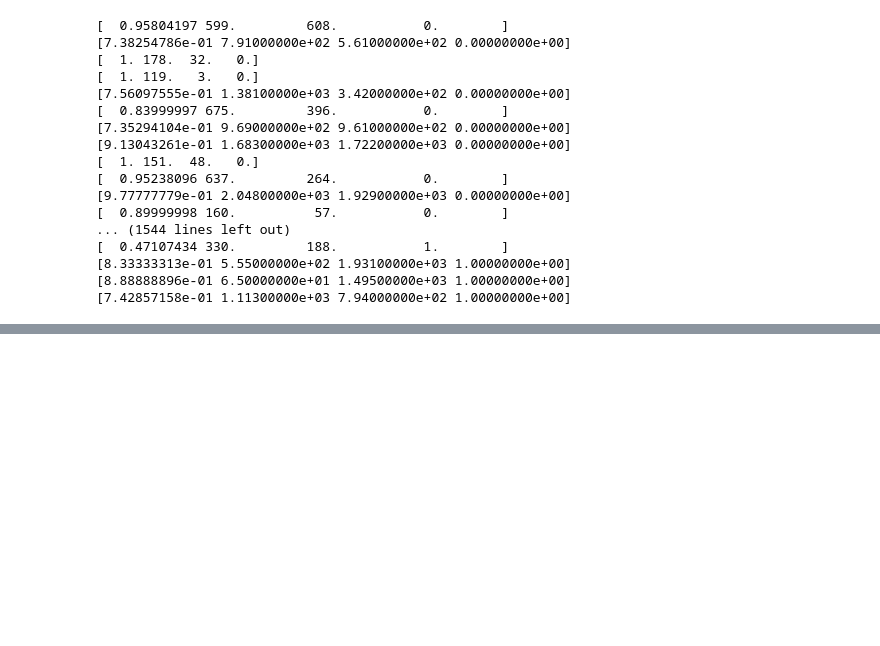
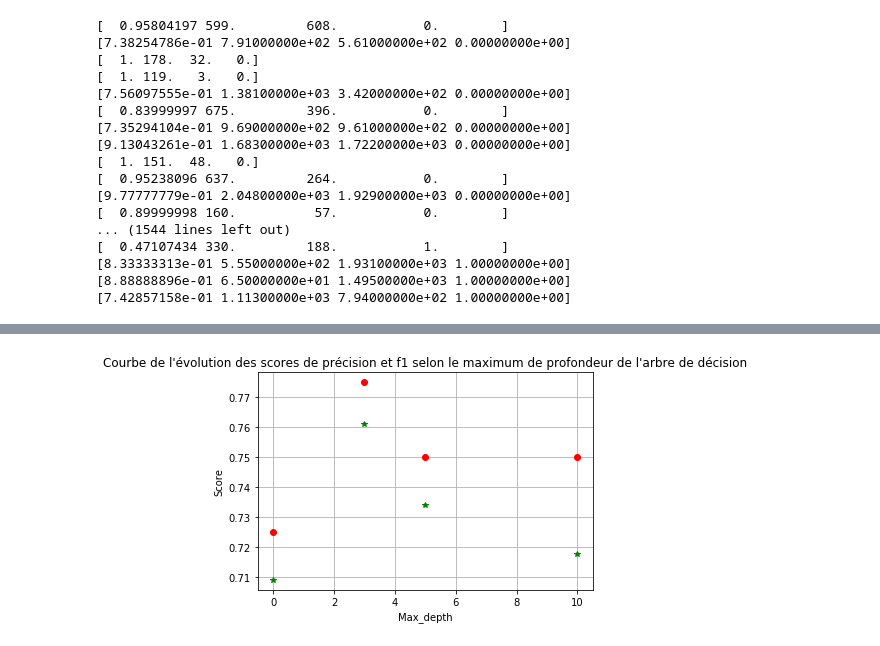
Before and after one commit to mat100payette/GTI770_Labo1, a Jupyter notebook: TP1.ipynb, the cells around one changed output, grey strips where cells are left out. Drawn from its saved outputs; the diff is of its cells as text; code cells hidden in the pictures; blank space fills up the shorter version.

```diff
--- a/TP1.ipynb
+++ b/TP1.ipynb
@@ -637,0 +791,60 @@ Références :
+# %%
+def scores_mean(array_scores):
+
+    size = len(array_scores)
+    subsize = len(array_scores[0])
+    array_mean = np.zeros(subsize, dtype=float)
+
+    for i in range(0, size):
+        for j in range(0, subsize):
+            array_mean[j] += array_scores[i][j]
+
+    for j in range(0, subsize):
+            array_mean[j] = array_mean[j] / size
+
+    return array_mean
+
+def concatenateWithoutTestPortion(full_array, index):
+    result_array = []
+    for i in range(0, len(full_array)):
+        if len(result_array) == 0:
+            result_array = full_array[i]
+        elif i != index :
+            result_array = np.concatenate((result_array, full_array[i]), axis=0)
+    return result_array
+
+def DecisionTree_KFold(k):
+
+    Filter_kfold_train, Filter_kfold_test = SplitVectorData_KFold(Filter, k, 0.2)
+    all_accScores = np.zeros((k, 4), dtype=float)
+    all_f1Scores = np.zeros((k, 4), dtype=float)
+
+    for i in range(1, k):
+
+        Filter_train = concatenateWithoutTestPortion(Filter_kfold_train, i)
+        Filter_val = Filter_kfold_train[i]
+        Filter_test = Filter_kfold_test
+
+        Filter_model_none, Filter_prediction_train_none, Filter_prediction_val_none, Filter_prediction_test_none, Filter_train_none, Filter_val_none, Filter_test_none = GenerateModelDataFromVector(Filter_train, Filter_val, Filter_test, len(Filter[0]), CreateDecisionTreeModel(None))
+        Filter_model_3, Filter_prediction_train_3, Filter_prediction_val_3, Filter_prediction_test_3, Filter_train_3, Filter_val_3, Filter_test_3 = GenerateModelDataFromVector(Filter_train, Filter_val, Filter_test, len(Filter[0]), CreateDecisionTreeModel(3))
+        Filter_model_5, Filter_prediction_train_5, Filter_prediction_val_5, Filter_prediction_test_tree_5, Filter_train_5, Filter_val_5, Filter_test_5 = GenerateModelDataFromVector(Filter_train, Filter_val, Filter_test, len(Filter[0]), CreateDecisionTreeModel(5))
+        Filter_model_10, Filter_prediction_train_10, Filter_prediction_val_10, Filter_prediction_test_tree_10, Filter_train_10, Filter_val_10, Filter_test_10 = GenerateModelDataFromVector(Filter_train, Filter_val, Filter_test, len(Filter[0]), CreateDecisionTreeModel(10))
+
+        array_val = [[Filter_val_none, Filter_prediction_val_none],
+                   [Filter_val_3, Filter_prediction_val_3],
+                   [Filter_val_5, Filter_prediction_val_5],
+                   [Filter_val_10, Filter_prediction_val_10]]
+
+        Array_AccScores, Array_F1Scores = GenerateScores(array_val)
+
+        all_accScores[i] = Array_AccScores
+        all_f1Scores[i] = Array_F1Scores
+
+    accScores_mean = scores_mean(all_accScores)
+    f1Scores_mean = scores_mean(all_f1Scores)
+
+    TracePlot([0, 3, 5, 10], accScores_mean, [0, 3, 5, 10], f1Scores_mean, "Courbe de l'évolution des scores de précision et f1 selon le maximum de profondeur de l'arbre de décision", "Max_depth", "Score")
+
+DecisionTree_KFold(10)
+# %% [output]
+[figure, added]
```
Also changed, not shown: parts of 21 cells of this notebook, 4 other files.
